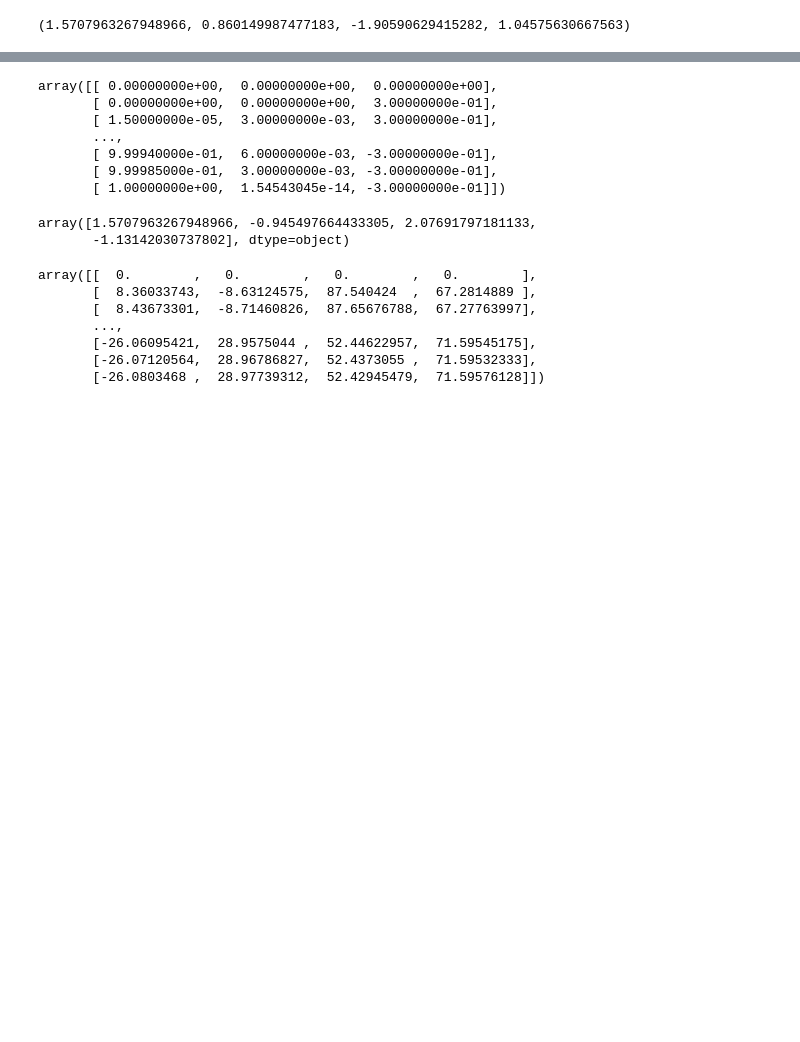
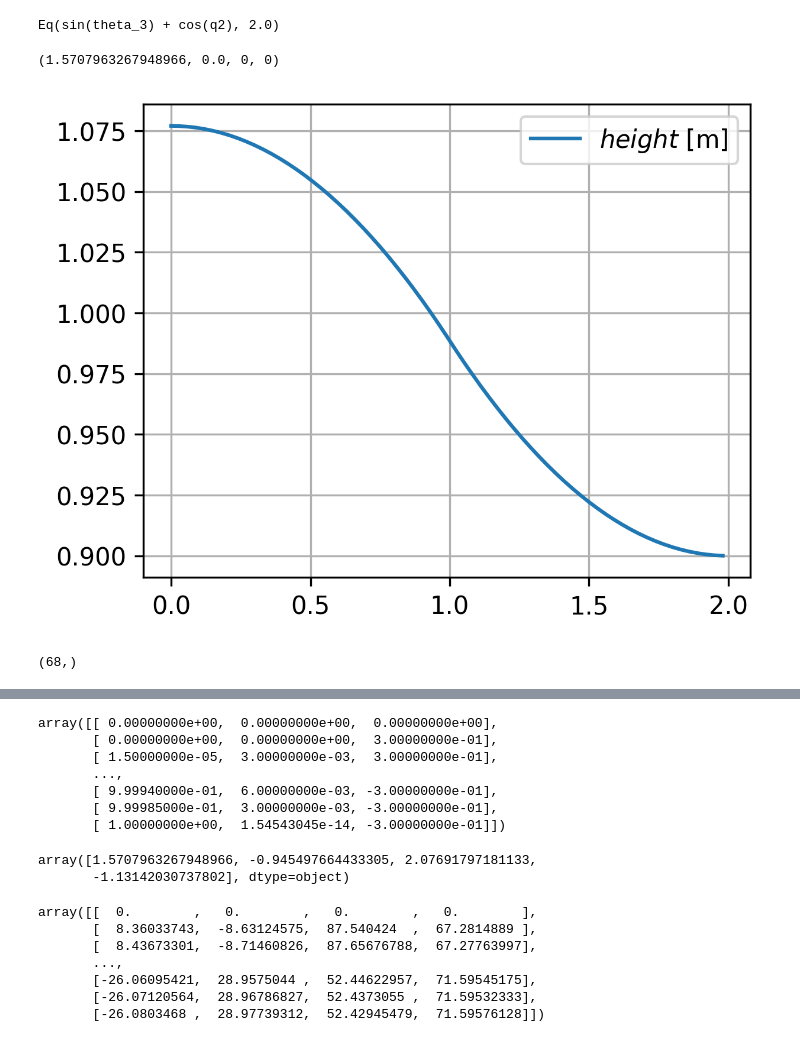
Before and after one commit to ssc166/joint_control, a Jupyter notebook: src/control/note.ipynb, the cells around one changed output, grey strips where cells are left out. Drawn from its saved outputs; the diff is of its cells as text; code cells hidden in the pictures; blank space fills up the shorter version.

```diff
--- a/src/control/note.ipynb
+++ b/src/control/note.ipynb
@@ -13,7 +13,8 @@ import WIP_utils as utils
 import modern_robotics as mr
 import matplotlib.pyplot as plt
 # %%
-h = 0.84
+h = 1.077
+
 m2 = 1.416
 m3 = 1.739
 m4 = 16.09
@@ -32,10 +33,12 @@ A = (h-L1-L4)/L2
 B = m2*L2c + m3*L2+m4*L2
 C = m3*L3c + m4*L3
 
+
 f1 = sp.Eq(sp.cos(q2)+sp.sin(theta_3),float(A))
 f2 = sp.Eq(-float(B)*sp.sin(q2)+float(C)*sp.cos(theta_3),0)
+print(f1)
 sol = sp.solve([f1,f2])
-solu = sol[1]
+solu = sol[0]
 
 q2 = solu[q2]
 theta_3 = solu[theta_3]
@@ -46,5 +49,26 @@ q4 = -(q2+q3)
 # thetalistd = np.array([q1, q2, q3,q4])
 q1, q2, q3, q4
 # %% [output]
-(1.5707963267948966, 0.860149987477183, -1.90590629415282, 1.04575630667563)
+Eq(sin(theta_3) + cos(q2), 2.0)
+(1.5707963267948966, 0.0, 0, 0)
+# %%
+time, traj = utils.Trapezoidal_Traj_Gen_Given_Amax_and_T(1,2,0.03)
+# %%
+height_path = utils.Path_Gen(1.077, 0.9, traj[:,0])
+# %%
+pl.figure(1, figsize=(15,12), dpi=300)
+pl.subplot(331);
+pl.plot(time, height_path);
+pl.legend([r'$height$ [m]'], loc='best')
+pl.grid()
+
+plt.grid(True, axis='y')
+
+plt.show()
+# %% [output]
+[figure, added]
+# %%
+height_path.shape
+# %% [output]
+(68,)
 # %%
```
Also changed, not shown: parts of 13 cells of this notebook, 2 other files.
